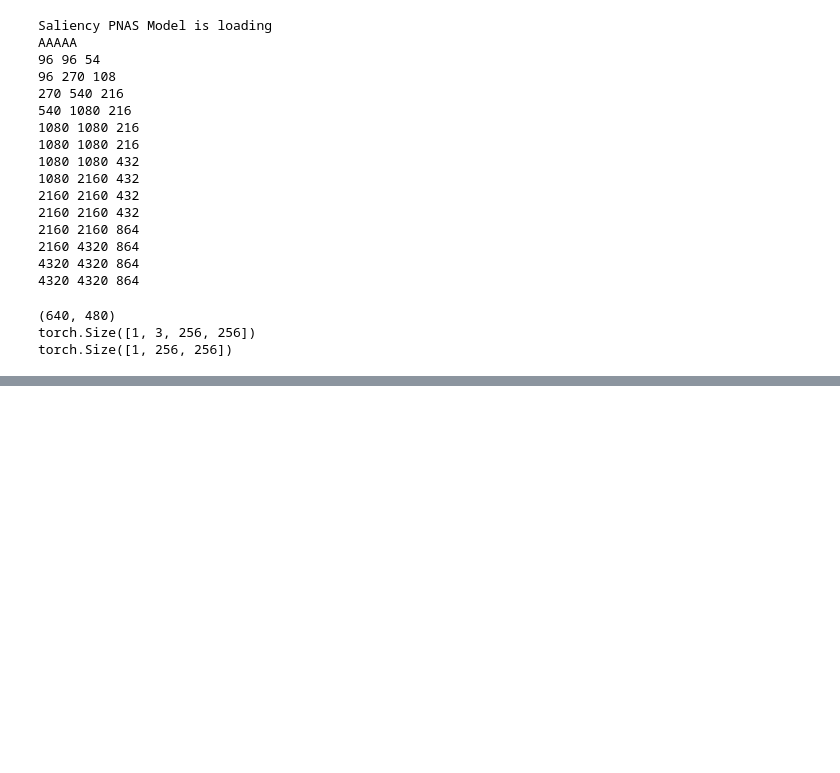
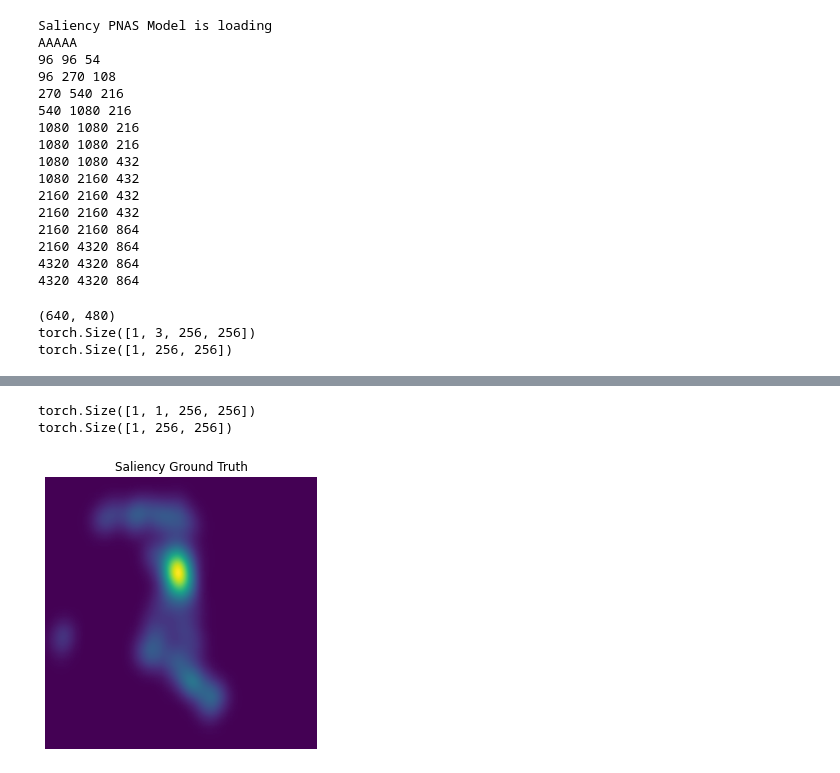
Before and after one commit to baharay/visintproject, a Jupyter notebook: prompt-to-prompt/saliency.ipynb, the cells around one changed output, grey strips where cells are left out. Saved outputs shown, nothing was run; the diff lists cells and outputs as text; code cells hidden in the pictures; blank space fills up the shorter version.

Commit message:
update saliency

```diff
--- a/prompt-to-prompt/saliency.ipynb
+++ b/prompt-to-prompt/saliency.ipynb
@@ -894,0 +895,19 @@ torch.Size([3, 256, 256])
+# %%
+img = Image.open('example_images/gnochi_mirror.jpeg')
+img = Image.open('/sinergia/bahar/p2p/prompt-to-prompt/salicon_example_train_gt/COCO_train2014_000000006590.png')
+img_w, img_h = (256,256)
+img_tensor = resize_img(img, img_w, img_h).unsqueeze(0).to(DEVICE)
+print(img_tensor.shape)
+
+
+plt.subplots(1,1, figsize=(15,5))
+plt.subplot(1,1,1)
+print(img_tensor.squeeze(0).shape)
+plt.imshow(img_tensor.cpu().squeeze(0).permute(1,2,0).detach().numpy())
+plt.title(f'Saliency Ground Truth')
+plt.axis("off")
+plt.show()
+# %% [output]
+torch.Size([1, 1, 256, 256])
+torch.Size([1, 256, 256])
+[figure, added]
```
Also changed, not shown: parts of 6 cells of this notebook.
